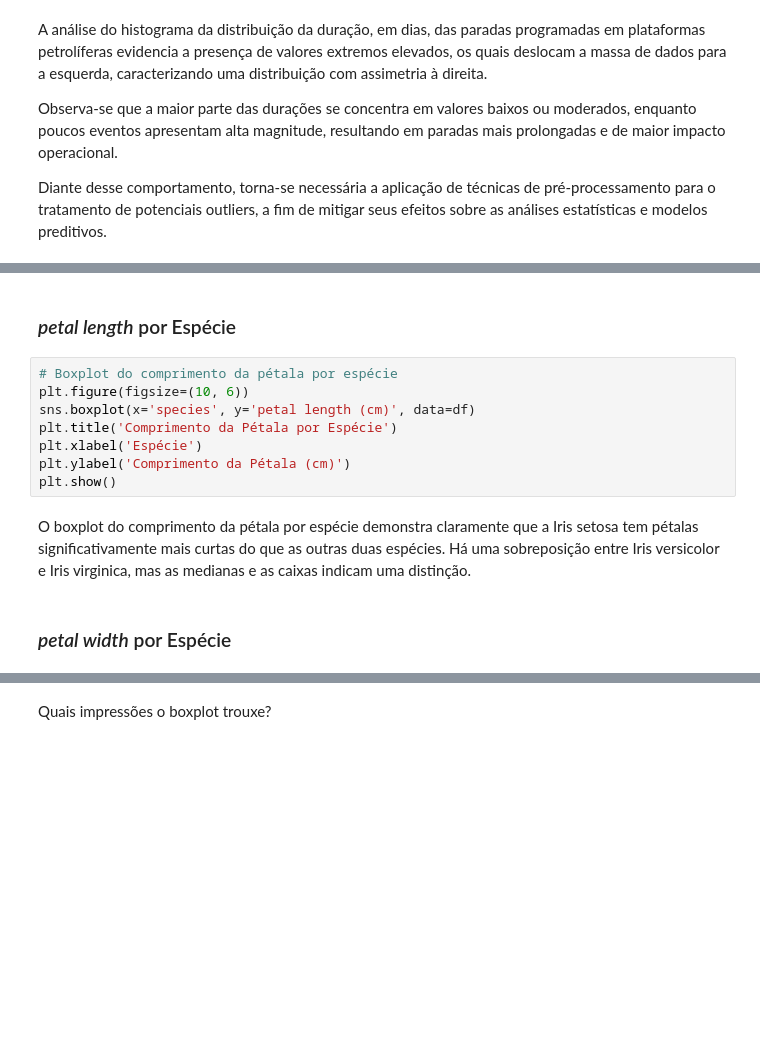
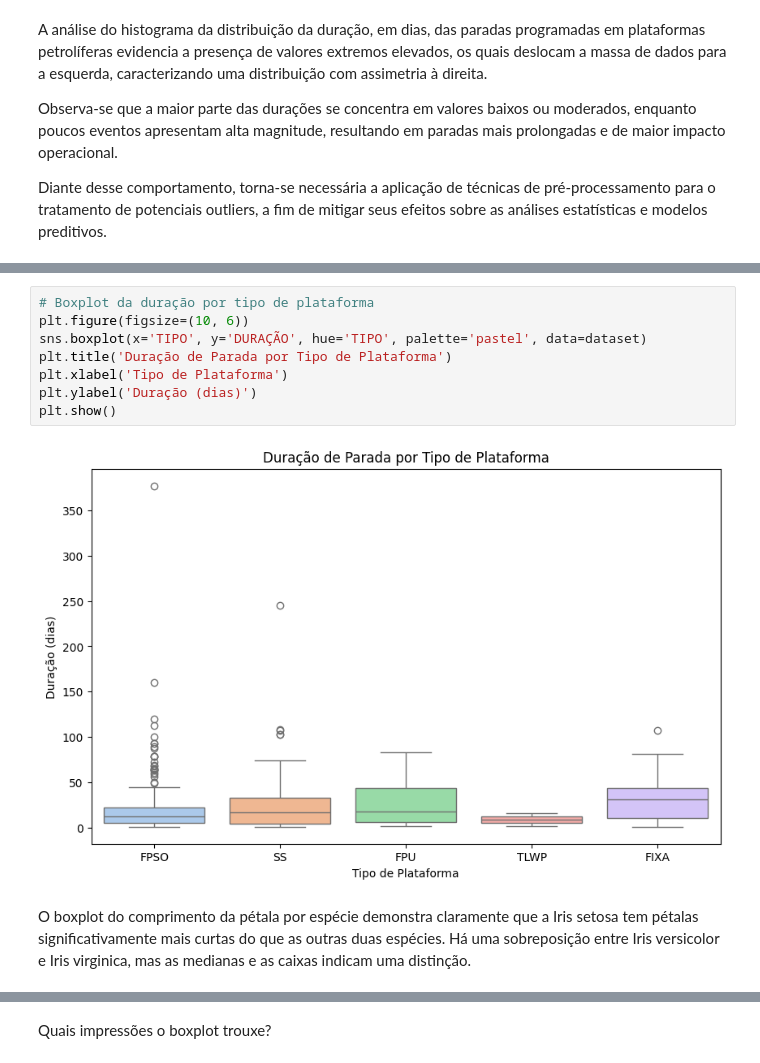
Before and after one commit to LAOLIVEIRA1972/PUC_MVP_AnaliseDados, a Jupyter notebook: mvp_Analise_Dados.ipynb, the cells around one changed output, grey strips where cells are left out. Drawn from its saved outputs; the diff is of its cells as text; blank space fills up the shorter version.

```diff
--- a/mvp_Analise_Dados.ipynb
+++ b/mvp_Analise_Dados.ipynb
@@ -409,14 +405,12 @@ NameError: name 'df' is not defined
-# %% [markdown]
-### *petal length* por Espécie
 # %%
-# Boxplot do comprimento da pétala por espécie
+# Boxplot da duração por tipo de plataforma
 plt.figure(figsize=(10, 6))
-sns.boxplot(x='species', y='petal length (cm)', data=df)
-plt.title('Comprimento da Pétala por Espécie')
-plt.xlabel('Espécie')
-plt.ylabel('Comprimento da Pétala (cm)')
+sns.boxplot(x='TIPO', y='DURAÇÃO', hue='TIPO', palette='pastel', data=dataset)
+plt.title('Duração de Parada por Tipo de Plataforma')
+plt.xlabel('Tipo de Plataforma')
+plt.ylabel('Duração (dias)')
 plt.show()
+# %% [output]
+[figure, added]
 # %% [markdown]
 O boxplot do comprimento da pétala por espécie demonstra claramente que a Iris setosa tem pétalas significativamente mais curtas do que as outras duas espécies. Há uma sobreposição entre Iris versicolor e Iris virginica, mas as medianas e as caixas indicam uma distinção.
-# %% [markdown]
-### *petal width* por Espécie
```
Also changed, not shown: parts of 18 cells of this notebook.
